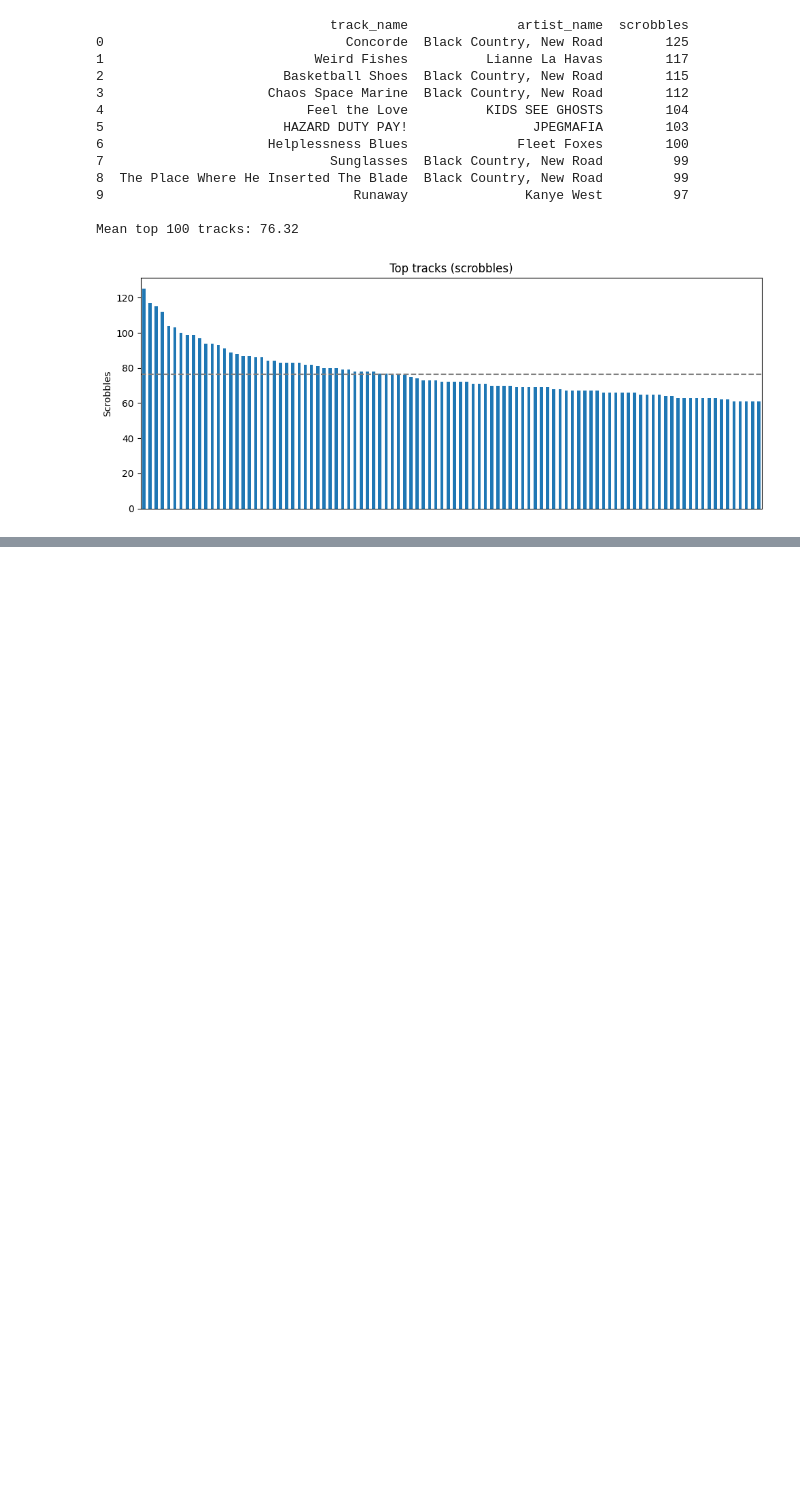
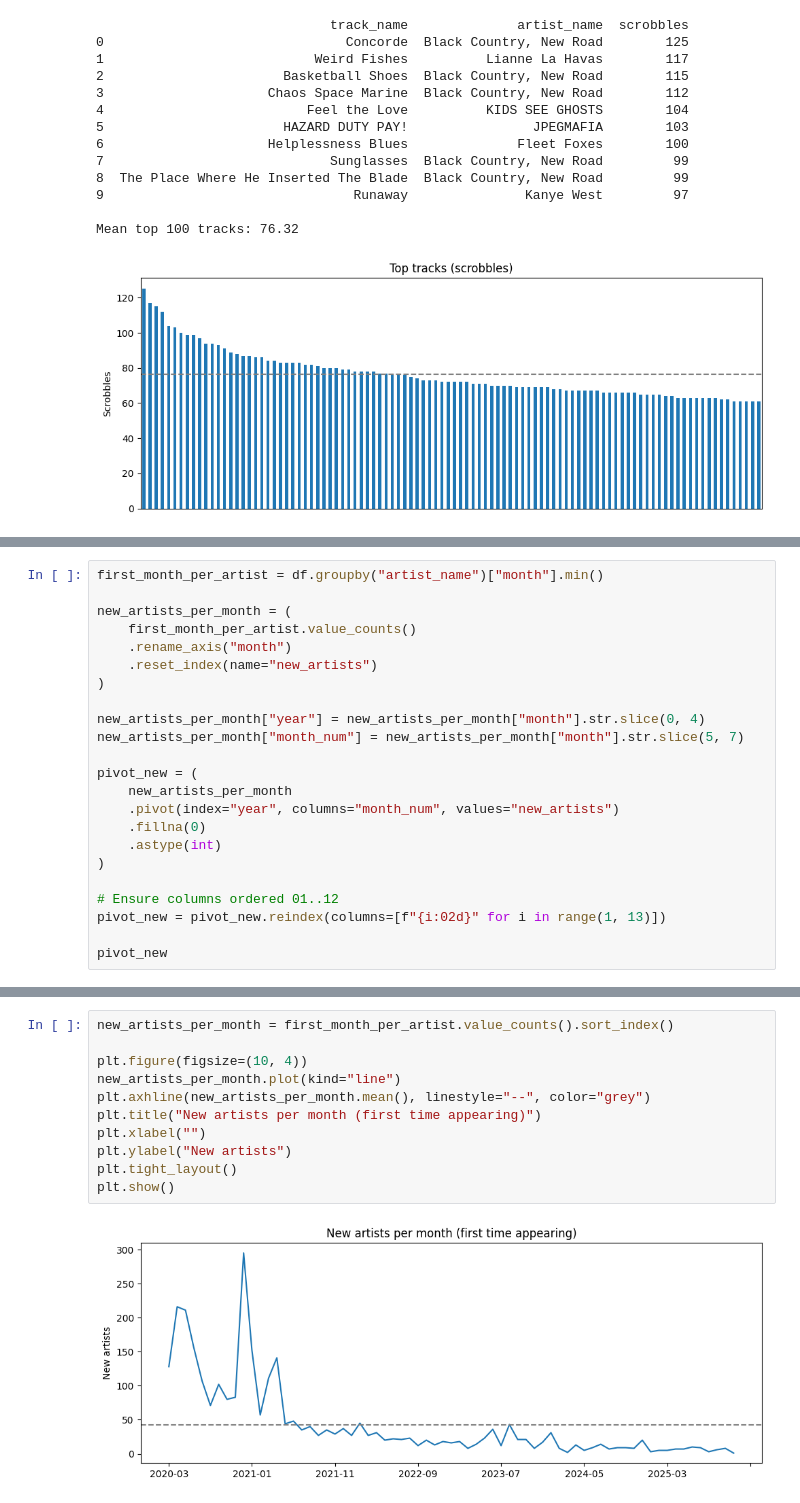
Before and after one commit to Tyainss/artist-lifecycle, a Jupyter notebook: notebooks/breakout/00_eda.ipynb, the cells around one changed output, grey strips where cells are left out. Drawn from its saved outputs; the diff is of its cells as text; blank space fills up the shorter version.

```diff
--- a/notebooks/breakout/00_eda.ipynb
+++ b/notebooks/breakout/00_eda.ipynb
@@ -350,0 +409,23 @@ Mean top 100 tracks: 76.32
+# %%
+first_month_per_artist = df.groupby("artist_name")["month"].min()
+
+new_artists_per_month = (
+    first_month_per_artist.value_counts()
+    .rename_axis("month")
+    .reset_index(name="new_artists")
+)
+
+new_artists_per_month["year"] = new_artists_per_month["month"].str.slice(0, 4)
+new_artists_per_month["month_num"] = new_artists_per_month["month"].str.slice(5, 7)
+
+pivot_new = (
+    new_artists_per_month
+    .pivot(index="year", columns="month_num", values="new_artists")
+    .fillna(0)
+    .astype(int)
+)
+
+# Ensure columns ordered 01..12
+pivot_new = pivot_new.reindex(columns=[f"{i:02d}" for i in range(1, 13)])
+
+pivot_new
@@ -350,0 +441,13 @@ Mean top 100 tracks: 76.32
+# %%
+new_artists_per_month = first_month_per_artist.value_counts().sort_index()
+
+plt.figure(figsize=(10, 4))
+new_artists_per_month.plot(kind="line")
+plt.axhline(new_artists_per_month.mean(), linestyle="--", color="grey")
+plt.title("New artists per month (first time appearing)")
+plt.xlabel("")
+plt.ylabel("New artists")
+plt.tight_layout()
+plt.show()
+# %% [output]
+[figure, added]
```
Also changed, not shown: parts of 13 cells of this notebook.
